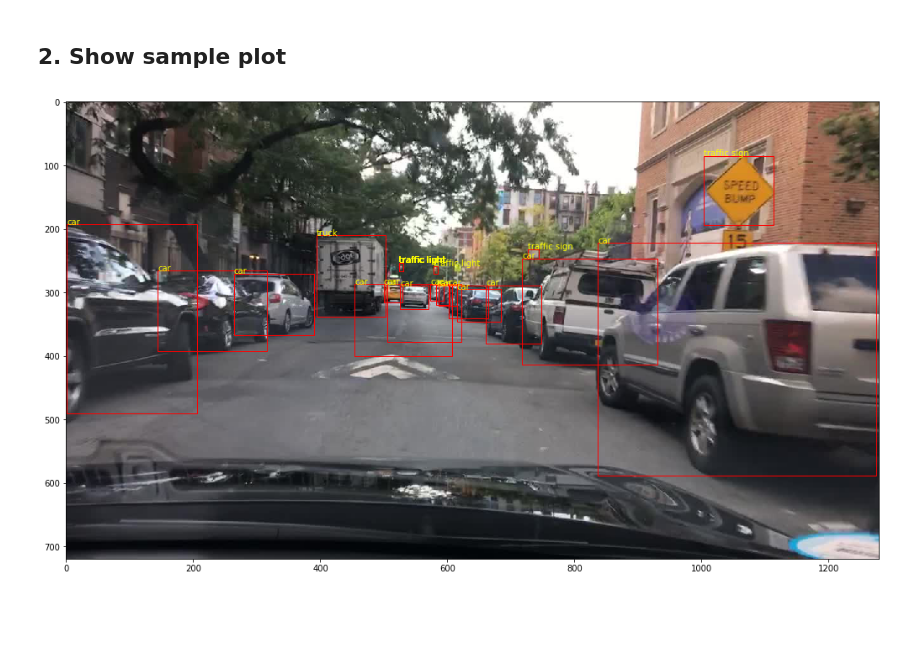
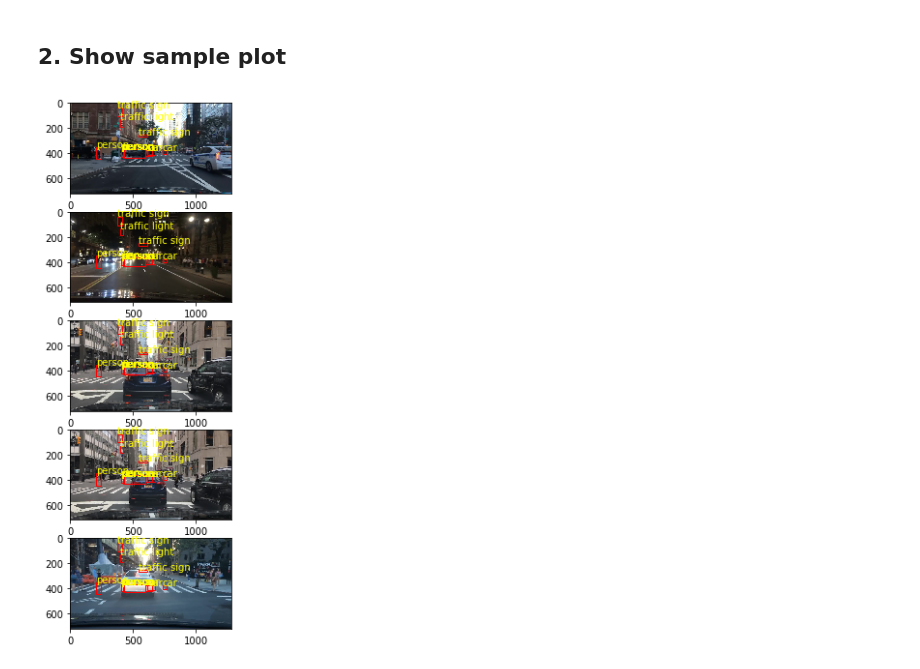
Before and after one commit to JiqianDong/BDD-100-CV, a Jupyter notebook: inference_fastercnn.ipynb, the cells around one changed output. Saved outputs shown, nothing was run; the diff lists cells and outputs as text; code cells hidden in the pictures; blank space fills up the shorter version.

```diff
--- a/inference_fastercnn.ipynb
+++ b/inference_fastercnn.ipynb
@@ -28,7 +31,7 @@ def get_model(num_classes):
     in_features = model.roi_heads.box_predictor.cls_score.in_features
     #model.roi_heads.box_predictor = FastRCNNPredictor(in_features, num_classes) # replace the pre-trained head with a new one
     model.roi_heads.box_predictor = torchvision.models.detection.faster_rcnn.FastRCNNPredictor(in_features,num_classes)
-    return model.cpu()
+    return model
 # %%
 model = get_model(num_classes)
 # %%
@@ -45,7 +79,7 @@ model.load_state_dict(checkpoint['model'])
 def get_preds(idx,img_datalist,threshold):
     im0 = Image.open(img_datalist[idx])
     im0_tensor = torchvision.transforms.ToTensor()(im0)
-    pred = model([im0_tensor])
+    pred = model([im0_tensor.to(device)])
     total_preds = []
     for n,confidence in enumerate(pred[0]['scores']):
         if confidence>threshold:
@@ -55,14 +89,32 @@ def get_preds(idx,img_datalist,threshold):
             pred_update['scores'] = pred[0]['scores'][n]
         total_preds.append(pred_update)
     return im0,total_preds
+
+
+def get_preds_from_loader(images,threshold):
+
+    im_list = list(image.to(device) for image in images)
+    out_im_list = list(image.permute(1, 2, 0).numpy() for image in images)
+    pred = model(im_list)
+    total_preds = []
+    for n,confidence in enumerate(pred[0]['scores']):
+        if confidence>threshold:
+            pred_update = {}
+            pred_update['boxes'] = pred[0]['boxes'][n]
+            pred_update['labels'] = pred[0]['labels'][n]
+            pred_update['scores'] = pred[0]['scores'][n]
+        total_preds.append(pred_update)
+    return out_im_list,total_preds
 # %%
-def plot_from_image_preds(img,total_preds):
-    fig,ax = plt.subplots(1,figsize=(20,10))
-    for i in range(len(total_preds)):
-        xy = total_preds[i]['boxes'][0],total_preds[i]['boxes'][1]
-        width = total_preds[i]['boxes'][2]-total_preds[i]['boxes'][0]
-        height = total_preds[i]['boxes'][3]-total_preds[i]['boxes'][1]
-        rect = patches.Rectangle(xy,width,height,linewidth=1,edgecolor='r',facecolor='none')
-        ax.text(xy[0],xy[1],class_2_name[total_preds[i]['labels'].item()])
-        ax.add_patch(rect)
-    ax.imshow(img)
+def plot_from_image_preds(imgs,total_preds):
+    fig,axes = plt.subplots(len(imgs),figsize=(10*len(imgs),10))
+    for ind,img in enumerate(imgs):
+        ax = axes[ind]
+        for i in range(len(total_preds)):
+            xy = total_preds[i]['boxes'][0],total_preds[i]['boxes'][1]
+            width = total_preds[i]['boxes'][2]-total_preds[i]['boxes'][0]
+            height = total_preds[i]['boxes'][3]-total_preds[i]['boxes'][1]
+            rect = patches.Rectangle(xy,width,height,linewidth=1,edgecolor='r',facecolor='none')
+            ax.text(xy[0],xy[1],class_2_name[total_preds[i]['labels'].item()])
+            ax.add_patch(rect)
+        ax.imshow(img)
@@ -72,5 +121,5 @@ with open("datalists/bdd100k_val_images_path.txt", "rb") as fp:
-# %%
-im, total_preds = get_preds(12,val_img_paths,0.6)
-plot_from_image_preds(im,total_preds)
-# %% [output]
-[figure, removed]
+# %%
+ims, total_preds = get_preds_from_loader(images,0.8)
+plot_from_image_preds(ims,total_preds)
+# %% [output]
+[figure, added]
```
Also changed, not shown: parts of 6 cells of this notebook, 40 other files.
